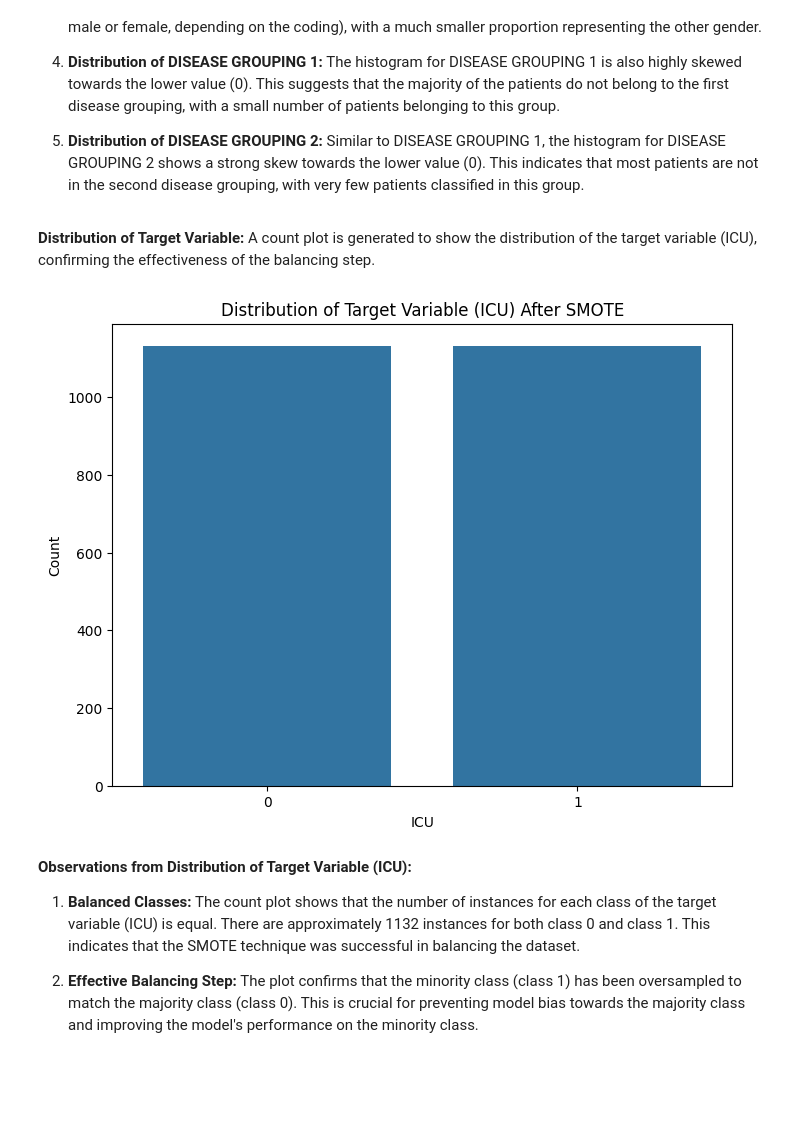
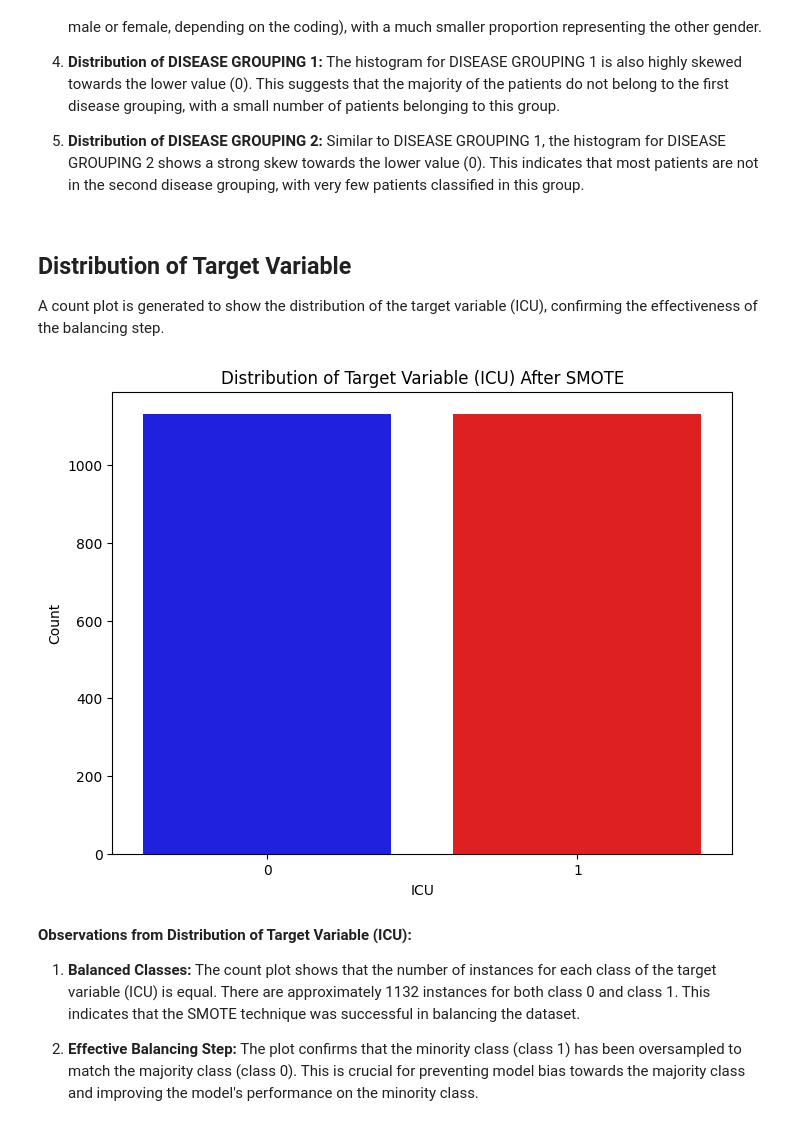
Before and after one commit to Peterkr-SOA/CP70066E, a Jupyter notebook: CP70066E_Assignment.ipynb, the cells around one changed output. Cells and saved outputs as stored; diff of their text form; code cells hidden in the pictures; blank space fills up the shorter version.

```diff
--- a/CP70066E_Assignment.ipynb
+++ b/CP70066E_Assignment.ipynb
@@ -824,17 +903,18 @@ plt.show()
 
 5.   **Distribution of DISEASE GROUPING 2:** Similar to DISEASE GROUPING 1, the histogram for DISEASE GROUPING 2 shows a strong skew towards the lower value (0). This indicates that most patients are not in the second disease grouping, with very few patients classified in this group.
 # %% [markdown]
-**Distribution of Target Variable:** A count plot is generated to show the distribution of the target variable (ICU), confirming the effectiveness of the balancing step.
+## **Distribution of Target Variable**
+A count plot is generated to show the distribution of the target variable (ICU), confirming the effectiveness of the balancing step.
 # %%
 # Plot the distribution of the target variable
 plt.figure(figsize=(8, 6))
-sns.countplot(x=y_train_smote)
+sns.countplot(x=y_train_smote, hue=y_train_smote, palette=['blue', 'red'], legend=False)
 plt.title('Distribution of Target Variable (ICU) After SMOTE')
 plt.xlabel('ICU')
 plt.ylabel('Count')
 plt.show()
 # %% [output]
-[figure, old version]
+[figure, new version]
 # %% [markdown]
 **Observations from Distribution of Target Variable (ICU):**
 
```
Also changed, not shown: parts of 40 cells of this notebook.
